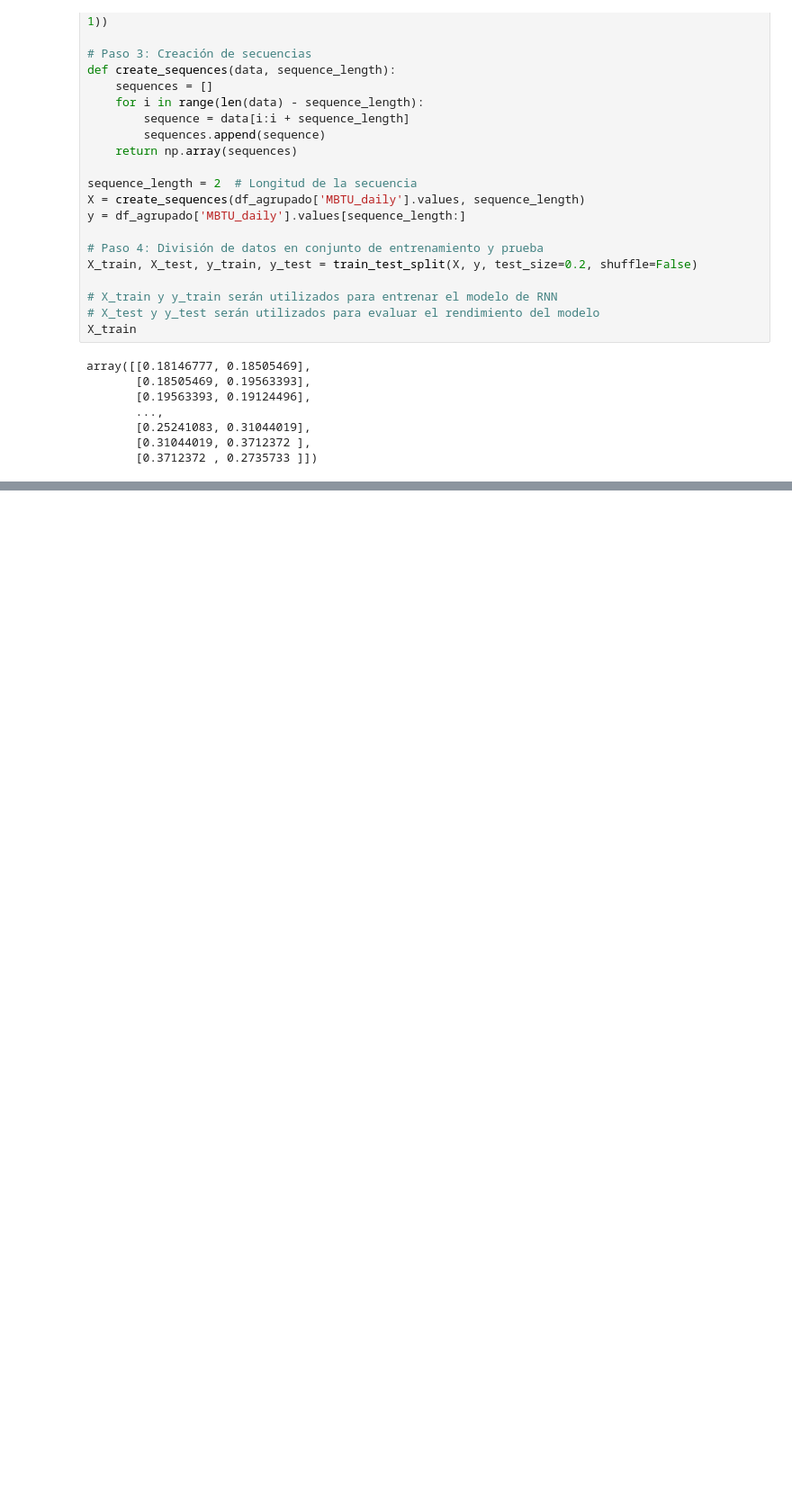
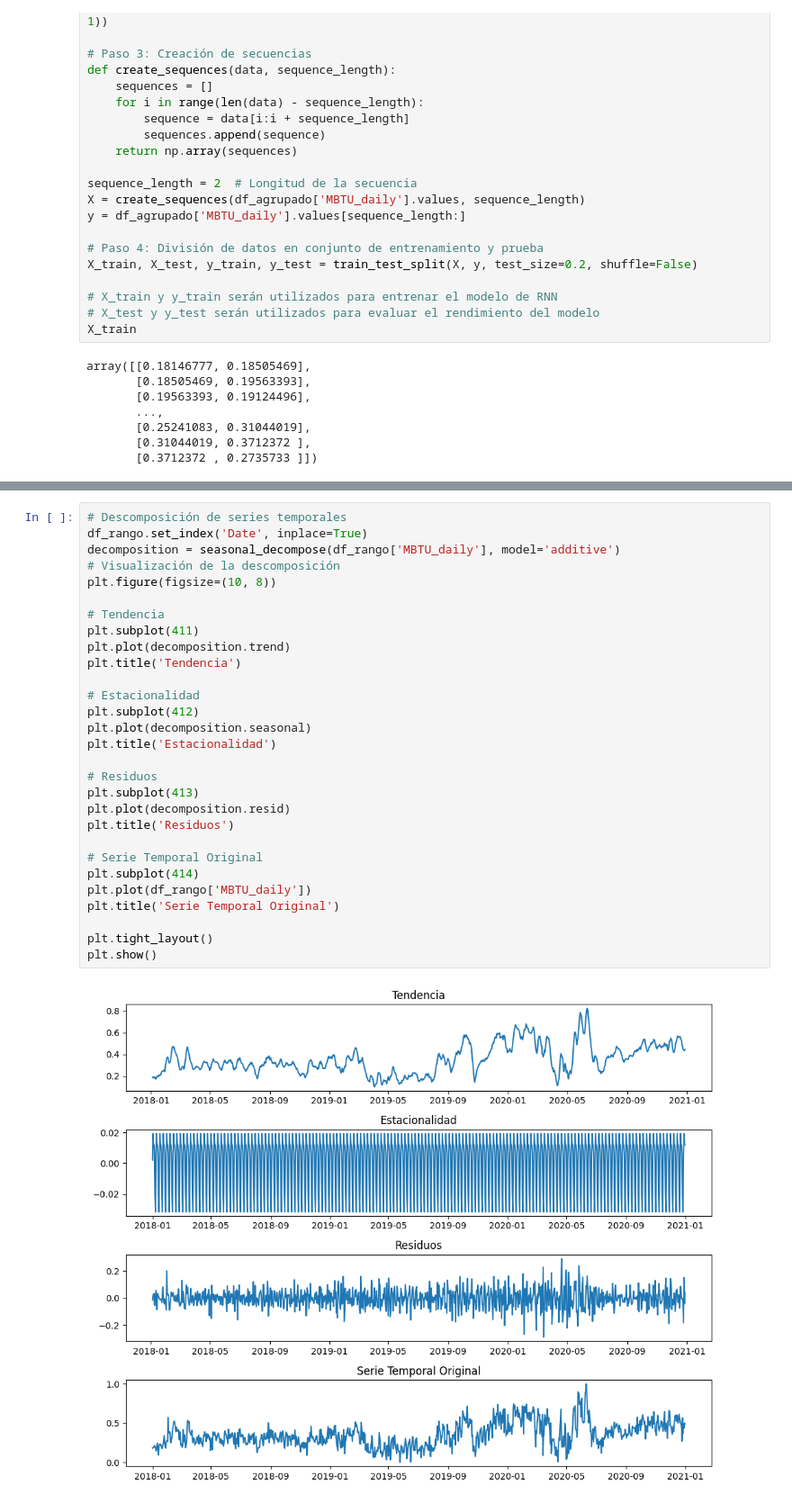
Before and after one commit to LuceroZaHe/momentos_evaluativos, a Jupyter notebook: ME03-G06-[1088344331]-[1026303103].ipynb, the cells around one changed output, grey strips where cells are left out. Shown at 90% size. Drawn from its saved outputs; the diff is of its cells as text; blank space fills up the shorter version.

```diff
--- a/ME03-G06-[1088344331]-[1026303103].ipynb
+++ b/ME03-G06-[1088344331]-[1026303103].ipynb
@@ -214,0 +243,31 @@ Parte 4. Análisis exploratorio de verificaciones en serie de tiempo.
+# %%
+# Descomposición de series temporales
+df_rango.set_index('Date', inplace=True)
+decomposition = seasonal_decompose(df_rango['MBTU_daily'], model='additive')
+# Visualización de la descomposición
+plt.figure(figsize=(10, 8))
+
+# Tendencia
+plt.subplot(411)
+plt.plot(decomposition.trend)
+plt.title('Tendencia')
+
+# Estacionalidad
+plt.subplot(412)
+plt.plot(decomposition.seasonal)
+plt.title('Estacionalidad')
+
+# Residuos
+plt.subplot(413)
+plt.plot(decomposition.resid)
+plt.title('Residuos')
+
+# Serie Temporal Original
+plt.subplot(414)
+plt.plot(df_rango['MBTU_daily'])
+plt.title('Serie Temporal Original')
+
+plt.tight_layout()
+plt.show()
+# %% [output]
+[figure, added]
```
Also changed, not shown: parts of 8 cells of this notebook.
